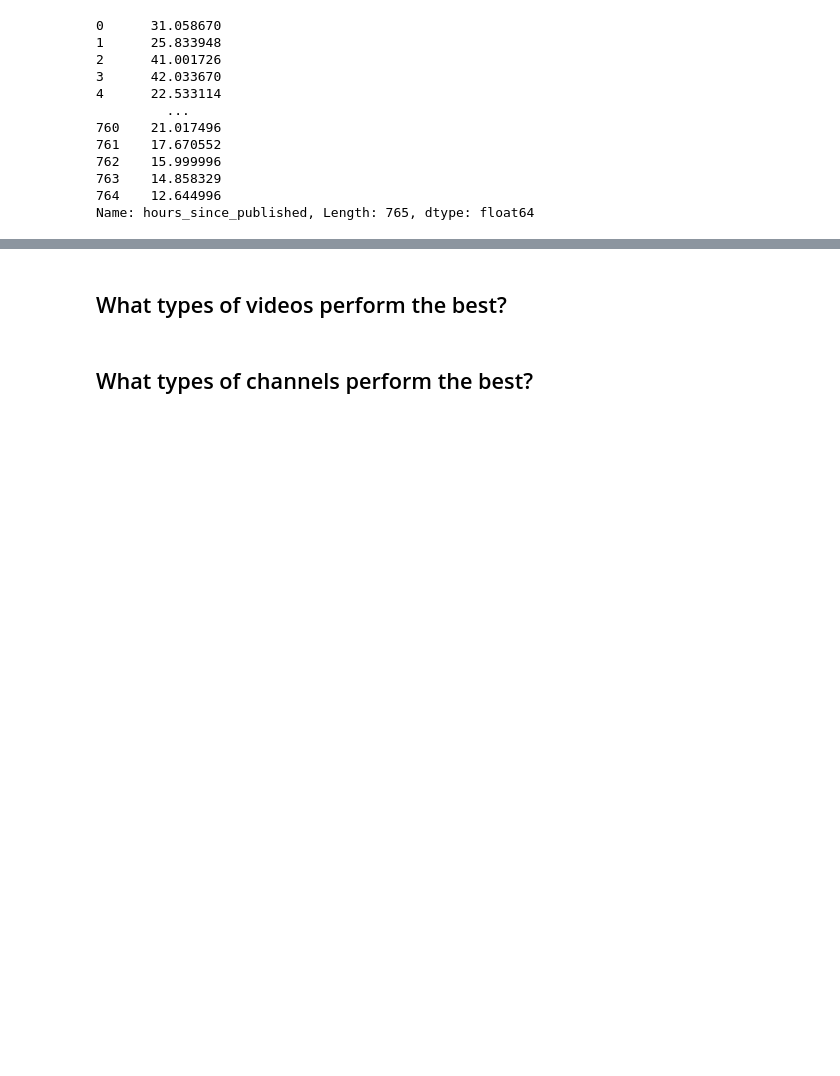
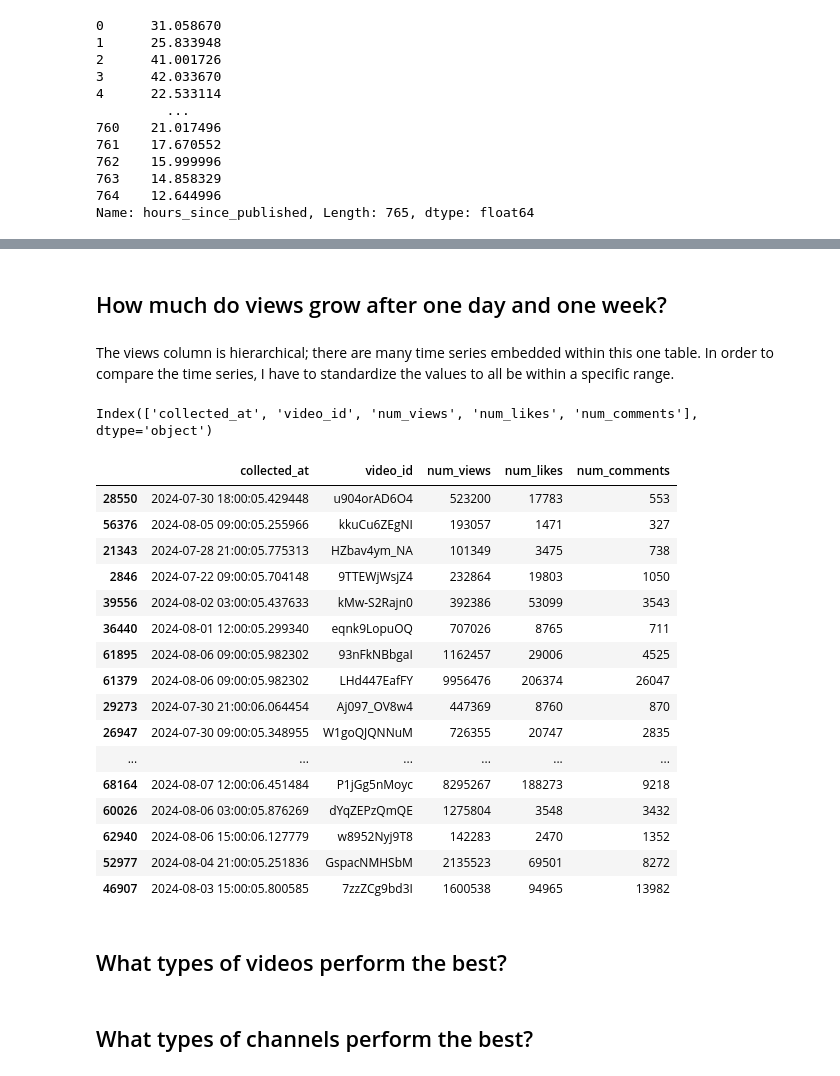
Before and after one commit to AndrewDettor/YouTubeMostPopularVideos, a Jupyter notebook: time_series_EDA.ipynb, the cells around one changed output, grey strips where cells are left out. Cells and saved outputs as stored; diff of their text form; code cells hidden in the pictures; blank space fills up the shorter version.

```diff
--- a/time_series_EDA.ipynb
+++ b/time_series_EDA.ipynb
@@ -770,0 +828,4 @@ ValueError: Number of rows must be a positive integer, not 0
+# %% [markdown]
+## How much do views grow after one day and one week?
+# %% [markdown]
+The views column is hierarchical; there are many time series embedded within this one table. In order to compare the time series, I have to standardize the values to all be within a specific range.
@@ -771,3 +836,27 @@ ValueError: Number of rows must be a positive integer, not 0
+# %%
+video_fact.columns
+# %% [output]
+Index(['collected_at', 'video_id', 'num_views', 'num_likes', 'num_comments'], dtype='object')
+# %%
+video_fact.sample(45)
+# %% [output]
+|  | collected_at | video_id | num_views | num_likes | num_comments |
+| 28550 | 2024-07-30 18:00:05.429448 | u904orAD6O4 | 523200 | 17783 | 553 |
+| 56376 | 2024-08-05 09:00:05.255966 | kkuCu6ZEgNI | 193057 | 1471 | 327 |
+| 21343 | 2024-07-28 21:00:05.775313 | HZbav4ym_NA | 101349 | 3475 | 738 |
+| 2846 | 2024-07-22 09:00:05.704148 | 9TTEWjWsjZ4 | 232864 | 19803 | 1050 |
+| 39556 | 2024-08-02 03:00:05.437633 | kMw-S2Rajn0 | 392386 | 53099 | 3543 |
+| 36440 | 2024-08-01 12:00:05.299340 | eqnk9LopuOQ | 707026 | 8765 | 711 |
+| 61895 | 2024-08-06 09:00:05.982302 | 93nFkNBbgaI | 1162457 | 29006 | 4525 |
+| 61379 | 2024-08-06 09:00:05.982302 | LHd447EafFY | 9956476 | 206374 | 26047 |
+| 29273 | 2024-07-30 21:00:06.064454 | Aj097_OV8w4 | 447369 | 8760 | 870 |
+| 26947 | 2024-07-30 09:00:05.348955 | W1goQJQNNuM | 726355 | 20747 | 2835 |
+| ... | ... | ... | ... | ... | ... |
+| 68164 | 2024-08-07 12:00:06.451484 | P1jGg5nMoyc | 8295267 | 188273 | 9218 |
+| 60026 | 2024-08-06 03:00:05.876269 | dYqZEPzQmQE | 1275804 | 3548 | 3432 |
+| 62940 | 2024-08-06 15:00:06.127779 | w8952Nyj9T8 | 142283 | 2470 | 1352 |
+| 52977 | 2024-08-04 21:00:05.251836 | GspacNMHSbM | 2135523 | 69501 | 8272 |
+| 46907 | 2024-08-03 15:00:05.800585 | 7zzZCg9bd3I | 1600538 | 94965 | 13982 |
 # %% [markdown]
 ## What types of videos perform the best?
 # %% [markdown]
```
Also changed, not shown: parts of 26 cells of this notebook.
